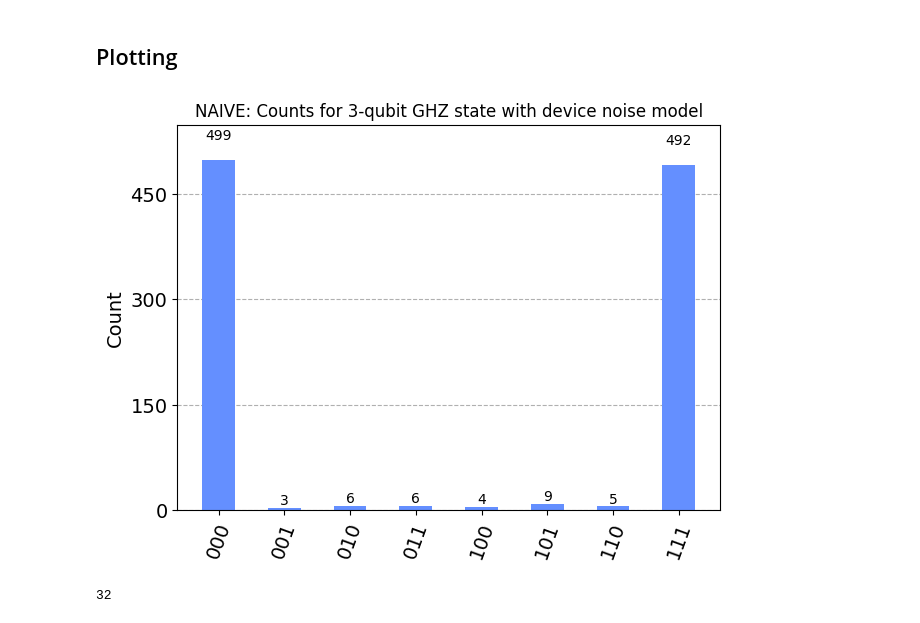
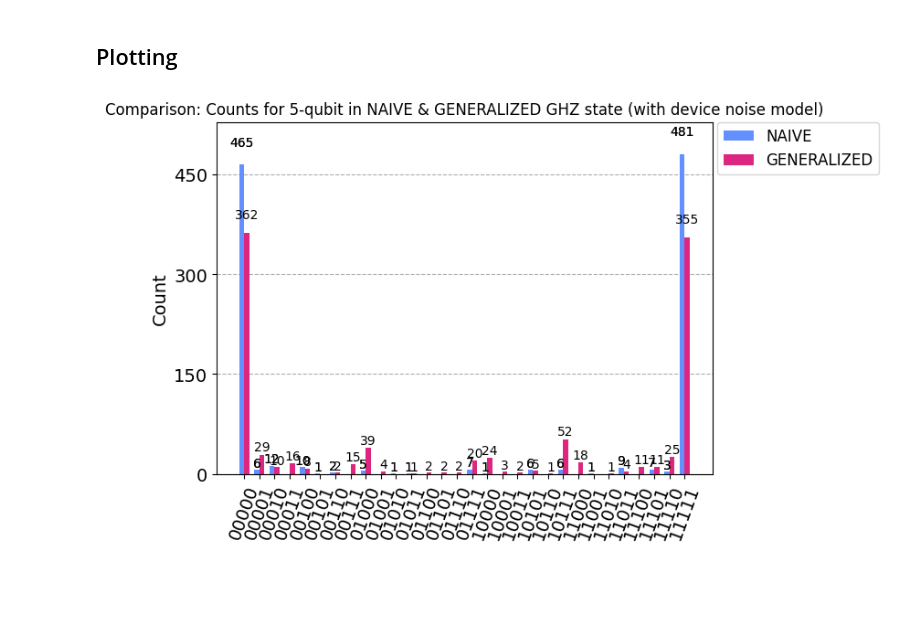
Before and after one commit to chuuuing/qiskit-hack, a Jupyter notebook: submission.ipynb, the cells around one changed output. Saved outputs shown, nothing was run; the diff lists cells and outputs as text; code cells hidden in the pictures; blank space fills up the shorter version.

```diff
--- a/submission.ipynb
+++ b/submission.ipynb
@@ -102,19 +97,31 @@ def plot_noise(circ):
+# %%
+def cluster_counts(counts_noise, qubit_amount):
+    new_counts = {}
+    for el in counts_noise:
+        even_list = [el[i] for i in range(0, qubit_amount*2-1, 2)]
+        try:
+            new_counts["".join(even_list)] = new_counts["".join(even_list)] + counts_noise[el]
+        except:
+            new_counts["".join(even_list)] = counts_noise[el]
+    return new_counts
 # %%
-# VARIABLES
-qubit_amount=3
+# INPUT VARIABLE
+qubit_amount=5
 # %%
-# PLOTTING: NOISE
-circ = generate_naive_ghz_state(qubit_amount)
-counts_noise=plot_noise(circ)
-plot_histogram(counts_noise,
-                   title=f"NAIVE: Counts for {qubit_amount}-qubit GHZ state with device noise model")
+# PLOTTING NAIVE & GENERALIZED GHZ STATE
+## NAIVE
+naive_qc = generate_naive_ghz_state(qubit_amount)
+naive_counts_noise = plot_noise(naive_qc)
+
+## GENERALIZED
+generalized_qc = generate_generalized_ghz_state(qubit_amount)
+generalized_counts_noise=plot_noise(generalized_qc)
+clusterd_generalized_counts_noise = cluster_counts(generalized_counts_noise, qubit_amount)
+
+## PLOTTING
+legend = ["NAIVE", "GENERALIZED"]
+plot_histogram([naive_counts_noise,clusterd_generalized_counts_noise],
+               legend=legend,
+               title=f"Comparison: Counts for {qubit_amount}-qubit in NAIVE & GENERALIZED GHZ state (with device noise model)")
 # %% [output]
-[figure, old version]
+[figure, new version]
-# %%
-generalized_circ = generate_generalized_ghz_state(qubit_amount)
-counts_noise=plot_noise(generalized_circ)
-
-new_counts = {}
-print(len(counts_noise))
-# %% [output]
-32
```
Also changed, not shown: parts of 8 cells of this notebook.
